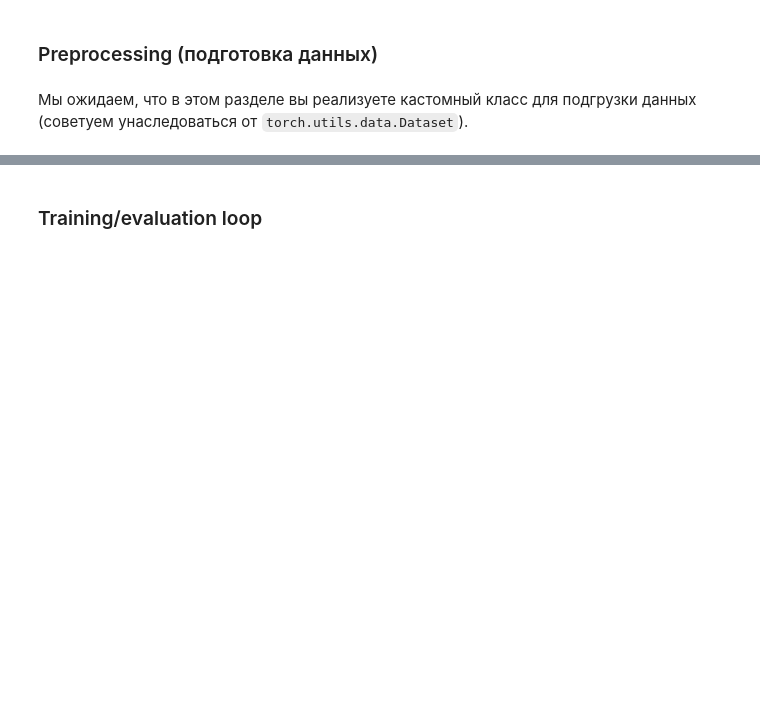
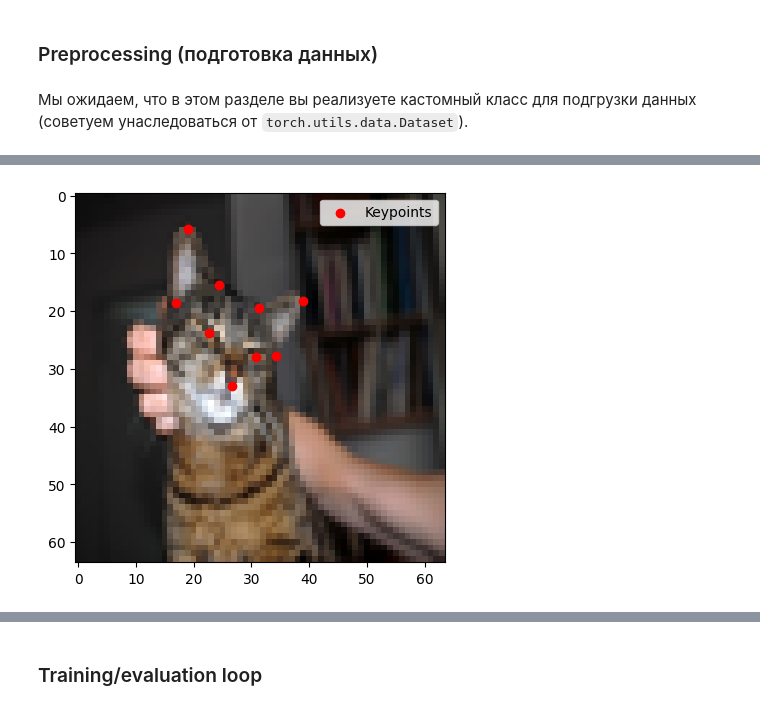
Before and after one commit to YARTEMIY/ml_dist_mipt, a Jupyter notebook: laboratory/lab3/Яровиков_Артемий_Пермь.ipynb, the cells around one changed output, grey strips where cells are left out. Saved outputs shown, nothing was run; the diff lists cells and outputs as text; code cells hidden in the pictures; blank space fills up the shorter version.

```diff
--- a/laboratory/lab3/Яровиков_Артемий_Пермь.ipynb
+++ b/laboratory/lab3/Яровиков_Артемий_Пермь.ipynb
@@ -76,0 +273,18 @@ np.random.seed(my_seed)
+# %%
+# Преобразования для изображений
+data_transforms = transforms.Compose([
+    transforms.Resize((IMG_SIZE, IMG_SIZE)),  # Приведение изображений к одному размеру
+    transforms.ToTensor(),         # Преобразование в тензор
+])
+
+# Создание датасета
+dataset = CatKeypointsDataset(
+    csv_file=train_labels,
+    image_folder=PATH_TO_IMAGE_TRAIN,
+    transform=data_transforms
+)
+
+# Пример получения одного элемента
+image, keypoints = dataset[0]
+print(f"Размер изображения: {image.shape}")
+print(f"Координаты ключевых точек: {keypoints}")
@@ -76,0 +302,8 @@ np.random.seed(my_seed)
+# %%
+# Пример получения одного элемента
+image, keypoints = dataset[0]
+
+# Визуализация ключевых точек на изображении
+visualize_transformed_keypoints(image, keypoints)
+# %% [output]
+[figure, added]
```
Also changed, not shown: parts of 27 cells of this notebook.
